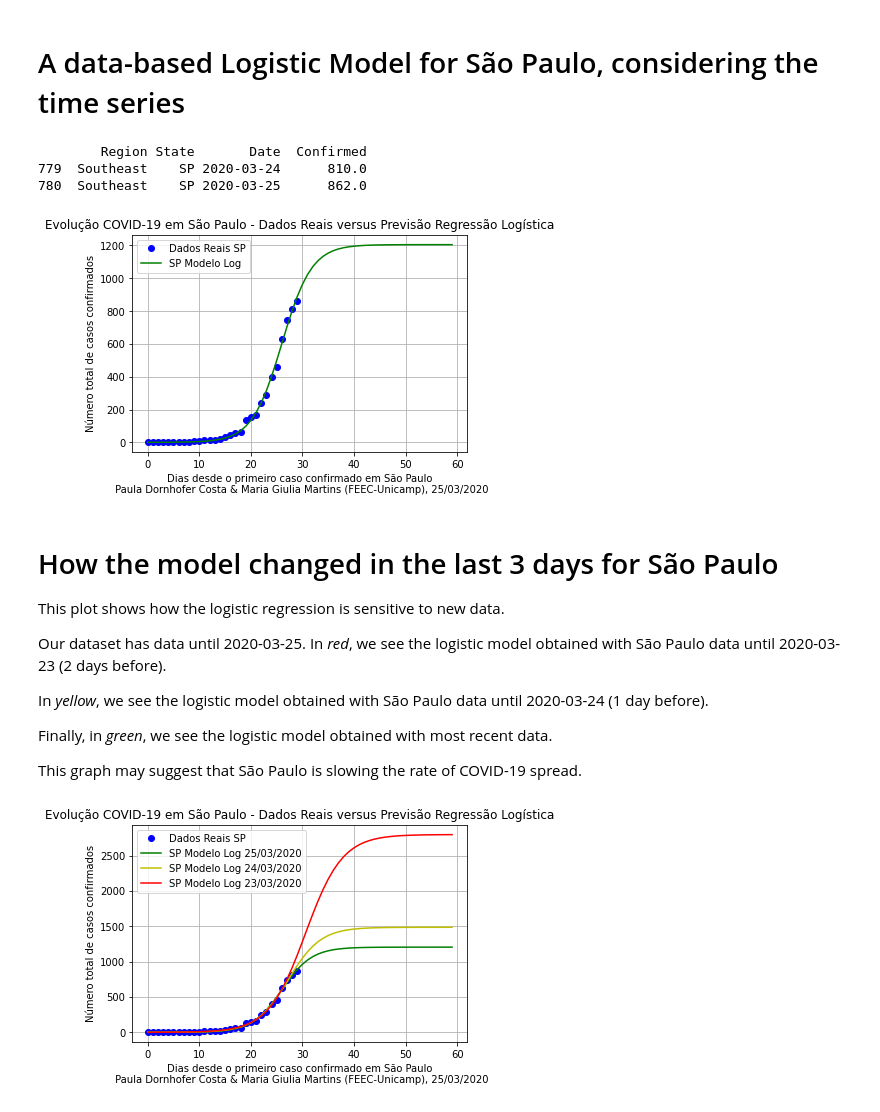
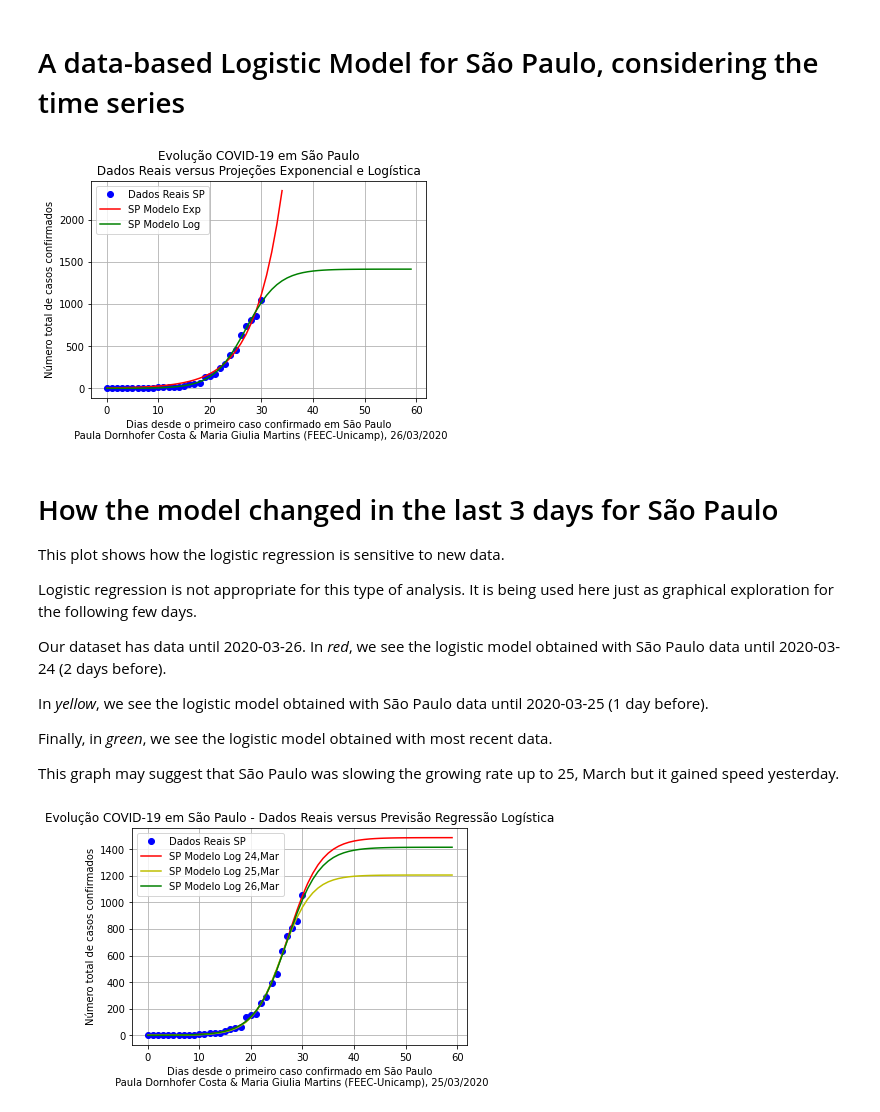
Before and after one commit to pdpcosta/COVID-19_Brazil, a Jupyter notebook: COVID_19_Brasil_States.ipynb, the cells around one changed output. Cells and saved outputs as stored; diff of their text form; code cells hidden in the pictures.

```diff
--- a/COVID_19_Brasil_States.ipynb
+++ b/COVID_19_Brasil_States.ipynb
@@ -89,63 +89,62 @@ plt.show()
 # %%
 sp=df[df.State=="SP"]
 
 sp_epidemy=sp[(sp['Confirmed']>0)]
 sp_day1=sp_epidemy['Date'].iloc[0]
 sp_day1=sp_day1-pd.Timedelta(days=1)
 sp_epidemy=sp[(sp['Date']>=sp_day1)]
 
 # print(sp_epidemy)
 
 def exponential_model(x, a, b, c):
      return a*np.exp(b*(x-c))
 
 def logistic_model (x, a, b, c):
   return c/(1+np.exp(-(x-b)/a))
 
 expfit_sp=curve_fit(exponential_model,np.asarray(range(len(sp_epidemy))),sp_epidemy['Confirmed'],p0=[1,1,1])
 logfit_sp=curve_fit(logistic_model,np.asarray(range(len(sp_epidemy))),sp_epidemy['Confirmed'],p0=[1,1,1])
 
 days1=np.asarray(range(len(sp_epidemy))) # SP is the first state with epidemy in Brazil
 days=np.asarray(range(60))
-plt.title("Evolução COVID-19 em São Paulo - Dados Reais versus Previsão Regressão Logística")
+plt.title("Evolução COVID-19 em São Paulo\n Dados Reais versus Projeções Exponencial e Logística ")
 plt.plot(days1,sp_epidemy['Confirmed'],'ro',label="Dados Reais SP",color="b") #Real data
-plt.plot(days, [logistic_model(i,logfit_sp[0][0],logfit_sp[0][1],logfit_sp[0][2]) for i in days], label="SP Modelo Log", color = 'g' )#Predicted exponential curve
+plt.plot(np.asarray(range(len(sp_epidemy)+4)), [exponential_model(i,expfit_sp[0][0],expfit_sp[0][1],expfit_sp[0][2]) for i in np.asarray(range(len(sp_epidemy)+4))], label="SP Modelo Exp", color = 'r' )#Predicted logistic curve)
+plt.plot(days, [logistic_model(i,logfit_sp[0][0],logfit_sp[0][1],logfit_sp[0][2]) for i in days], label="SP Modelo Log", color = 'g' )#Predicted logistic curve
 plt.grid()
 
 plt.legend(loc="upper left")
-plt.xlabel("Dias desde o primeiro caso confirmado em São Paulo\n Paula Dornhofer Costa & Maria Giulia Martins (FEEC-Unicamp), 25/03/2020")
+plt.xlabel("Dias desde o primeiro caso confirmado em São Paulo\n Paula Dornhofer Costa & Maria Giulia Martins (FEEC-Unicamp), 26/03/2020")
 plt.ylabel("Número total de casos confirmados")
 plt.show()
 # %% [output]
-        Region State       Date  Confirmed
-779  Southeast    SP 2020-03-24      810.0
-780  Southeast    SP 2020-03-25      862.0
-[figure, old version]
+[figure, new version]
 # %% [markdown]
 # How the model changed in the last 3 days for São Paulo
 
 This plot shows how the logistic regression is sensitive to new data.
 
-Our dataset has data until 2020-03-25.
-In *red*, we see the logistic model obtained with São Paulo data until 2020-03-23 (2 days before).
+Logistic regression is not appropriate for this type of analysis. It is being used here just as graphical exploration for the following few days.
 
-In *yellow*, we see the logistic model obtained with São Paulo data until 2020-03-24 (1 day before).
+Our dataset has data until 2020-03-26.
+In *red*, we see the logistic model obtained with São Paulo data until 2020-03-24 (2 days before).
+
+In *yellow*, we see the logistic model obtained with São Paulo data until 2020-03-25 (1 day before).
 
 Finally, in *green*, we see the logistic model obtained with most recent data.
 
-This graph may suggest that São Paulo is slowing the rate of COVID-19 spread.
+This graph may suggest that São Paulo was slowing the growing rate up to 25, March but it gained speed yesterday.
 # %%
 db2=sp_epidemy.tail(2)['Date'].iloc[0] # 2 days before
 db3=sp_epidemy.tail(3)['Date'].iloc[0] # 3 days before
-
 logfit_sp_db2=curve_fit(logistic_model,np.asarray(range(len(sp_epidemy)-1)),sp_epidemy.loc[sp_epidemy['Date']<=db2,'Confirmed'],p0=[1,1,1])
 logfit_sp_db3=curve_fit(logistic_model,np.asarray(range(len(sp_epidemy)-2)),sp_epidemy.loc[sp_epidemy['Date']<=db3,'Confirmed'],p0=[1,1,1])
 
 plt.title("Evolução COVID-19 em São Paulo - Dados Reais versus Previsão Regressão Logística")
 plt.plot(days1,sp_epidemy['Confirmed'],'ro',label="Dados Reais SP",color="b") #Real data
-plt.plot(days, [logistic_model(i,logfit_sp[0][0],logfit_sp[0][1],logfit_sp[0][2]) for i in days], label="SP Modelo Log 25/03/2020", color = 'g' )#Predicted exponential curve
-plt.plot(days, [logistic_model(i,logfit_sp_db2[0][0],logfit_sp_db2[0][1],logfit_sp_db2[0][2]) for i in days], label="SP Modelo Log 24/03/2020", color = 'y' )#Predicted exponential curve
-plt.plot(days, [logistic_model(i,logfit_sp_db3[0][0],logfit_sp_db3[0][1],logfit_sp_db3[0][2]) for i in days], label="SP Modelo Log 23/03/2020", color = 'r' )#Predicted exponential curve
+plt.plot(days, [logistic_model(i,logfit_sp_db3[0][0],logfit_sp_db3[0][1],logfit_sp_db3[0][2]) for i in days], label="SP Modelo Log 24,Mar", color = 'r' )#Predicted logistic curve
+plt.plot(days, [logistic_model(i,logfit_sp_db2[0][0],logfit_sp_db2[0][1],logfit_sp_db2[0][2]) for i in days], label="SP Modelo Log 25,Mar", color = 'y' )#Predicted logistic curve
+plt.plot(days, [logistic_model(i,logfit_sp[0][0],logfit_sp[0][1],logfit_sp[0][2]) for i in days], label="SP Modelo Log 26,Mar", color = 'g' )#Predicted logistic curve
 plt.grid()
 
 plt.legend(loc="upper left")
@@ -153,4 +152,4 @@ plt.xlabel("Dias desde o primeiro caso confirmado em São Paulo\n Paula Dornhofe
 plt.ylabel("Número total de casos confirmados")
 plt.show()
 # %% [output]
-[figure, old version]
+[figure, new version]
```
Also changed, not shown: parts of 5 cells of this notebook.
